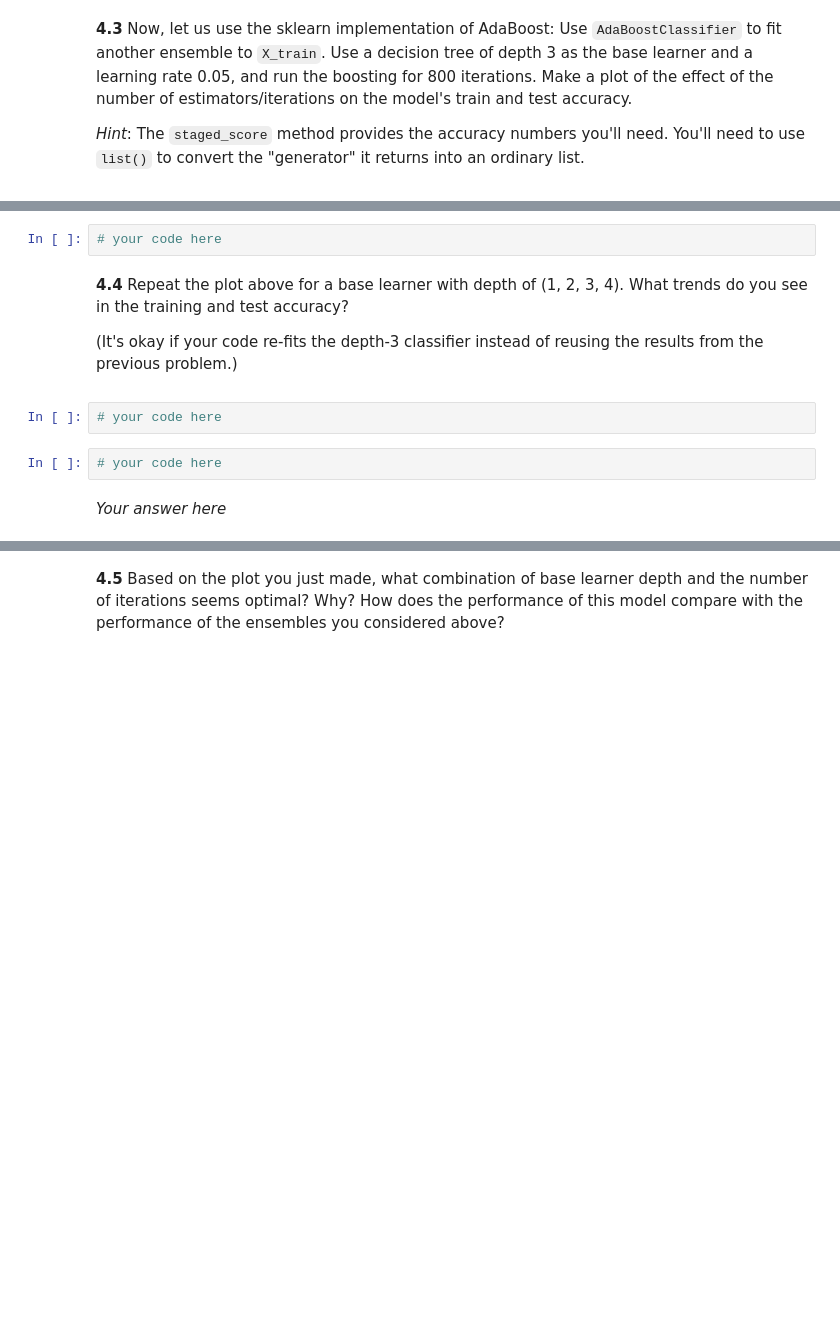
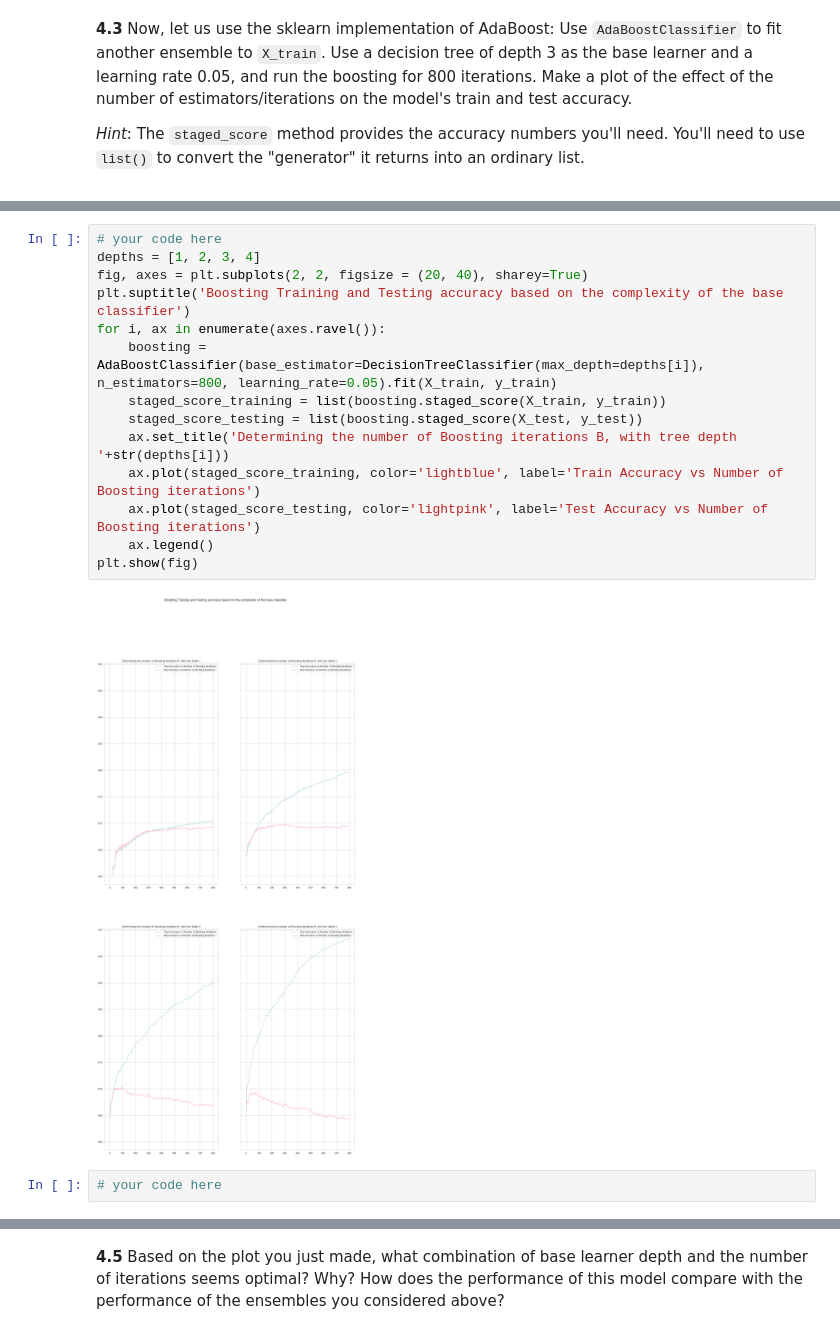
Before and after one commit to DavidAssaraf106/2020-CS109A, a Jupyter notebook: content/Homeworks/HW6/cs109a_hw6_students.ipynb, the cells around one changed output, grey strips where cells are left out. Cells and saved outputs as stored; diff of their text form; blank space fills up the shorter version.

```diff
--- a/content/Homeworks/HW6/cs109a_hw6_students.ipynb
+++ b/content/Homeworks/HW6/cs109a_hw6_students.ipynb
@@ -691,16 +737,18 @@ Boosted accuracy: 0.002
+# %%
+# your code here
+depths = [1, 2, 3, 4]
+fig, axes = plt.subplots(2, 2, figsize = (20, 40), sharey=True)
+plt.suptitle('Boosting Training and Testing accuracy based on the complexity of the base classifier')
+for i, ax in enumerate(axes.ravel()):
+    boosting = AdaBoostClassifier(base_estimator=DecisionTreeClassifier(max_depth=depths[i]), n_estimators=800, learning_rate=0.05).fit(X_train, y_train)
+    staged_score_training = list(boosting.staged_score(X_train, y_train))
+    staged_score_testing = list(boosting.staged_score(X_test, y_test))
+    ax.set_title('Determining the number of Boosting iterations B, with tree depth '+str(depths[i]))
+    ax.plot(staged_score_training, color='lightblue', label='Train Accuracy vs Number of Boosting iterations')
+    ax.plot(staged_score_testing, color='lightpink', label='Test Accuracy vs Number of Boosting iterations')
+    ax.legend()
+plt.show(fig)
+# %% [output]
+[figure, added]
 # %%
 # your code here
-# %% [markdown]
-<div class='exercise-r'>
-
-**4.4** Repeat the plot above for a base learner with depth of (1, 2, 3, 4). What trends do you see in the training and test accuracy?
-
- (It's okay if your code re-fits the depth-3 classifier instead of reusing the results from the previous problem.)
-
- </div>
-# %%
-# your code here
-# %%
-# your code here
-# %% [markdown]
-*Your answer here*
```
Also changed, not shown: parts of 32 cells of this notebook, 9 other files.
